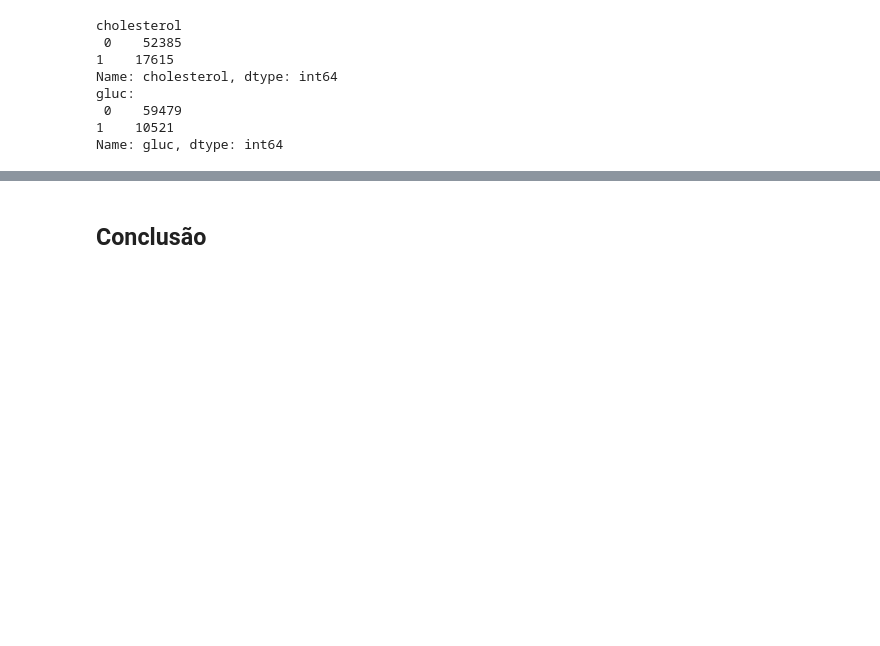
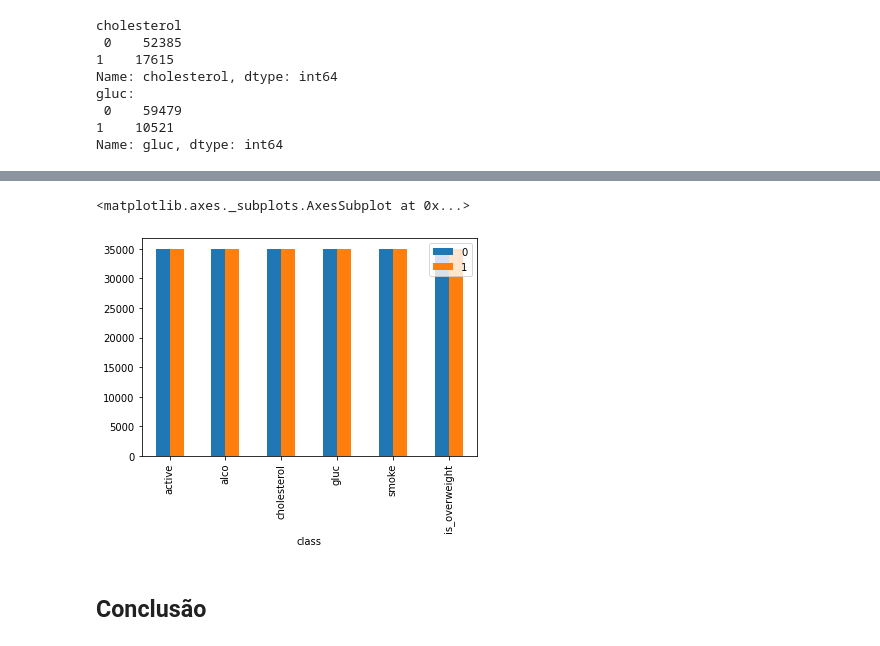
Before and after one commit to FranciniSantana/data-analysis-python-FreeCodeCamp, a Jupyter notebook: Projeto_Medical_Data_Visualizer.ipynb, the cells around one changed output, grey strips where cells are left out. Saved outputs shown, nothing was run; the diff lists cells and outputs as text; code cells hidden in the pictures; blank space fills up the shorter version.

```diff
--- a/Projeto_Medical_Data_Visualizer.ipynb
+++ b/Projeto_Medical_Data_Visualizer.ipynb
@@ -233,0 +276,3 @@ plt.show() #plotando um gráfico pra entender correlação
+# %%
+df_grouped = df[['cardio','active','alco','cholesterol','gluc','smoke','is_overweight']].groupby('cardio').count().reset_index()
+df_grouped
@@ -233,0 +283,3 @@ plt.show() #plotando um gráfico pra entender correlação
+# %%
+df_grouped2 = df_grouped.transpose().reset_index().rename(columns={'index':'class'})
+df_grouped2.drop(index=0,inplace=True)
@@ -234,2 +296,7 @@ plt.show() #plotando um gráfico pra entender correlação
+# %%
+df_grouped2.plot.bar(x='class')
+# %% [output]
+<matplotlib.axes._subplots.AxesSubplot at 0x...>
+[figure, added]
 # %% [markdown]
 ## Conclusão
```
Also changed, not shown: parts of 11 cells of this notebook.
